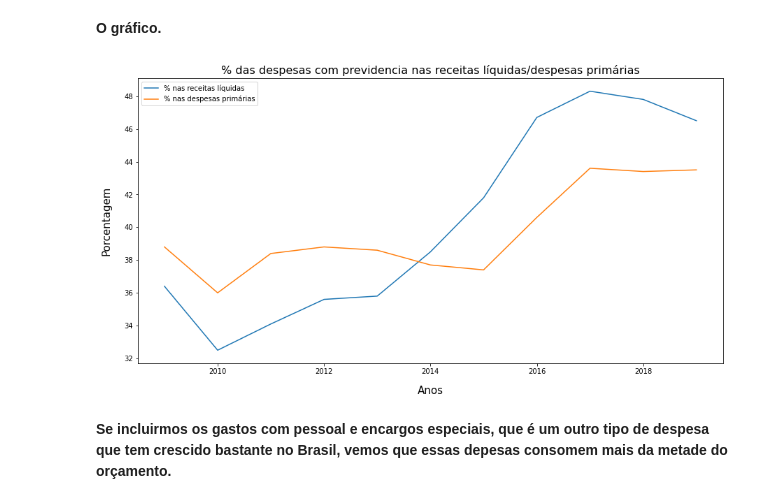
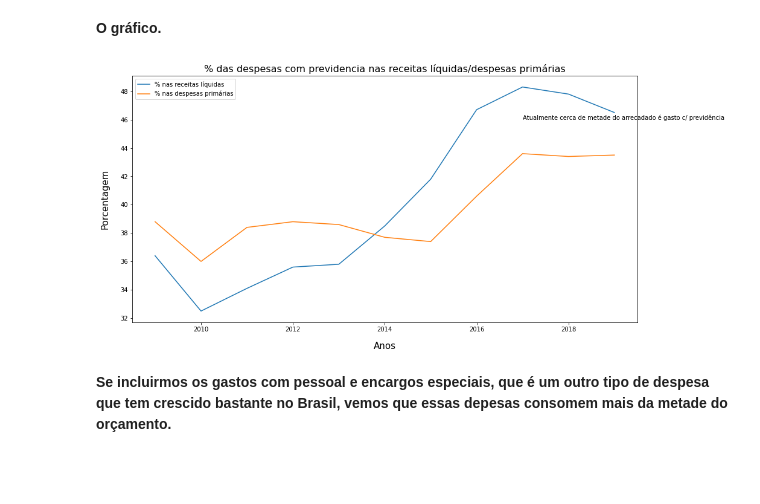
Before and after one commit to jp-data/breves-analises, a Jupyter notebook: Previdência_social_brasileira.ipynb, the cells around one changed output. Saved outputs shown, nothing was run; the diff lists cells and outputs as text; code cells hidden in the pictures; blank space fills up the shorter version.

```diff
--- a/Previdência_social_brasileira.ipynb
+++ b/Previdência_social_brasileira.ipynb
@@ -426,31 +434,31 @@ previdencia_em_porcentagem.na_despesa_primaria= previdencia_em_porcentagem.na_de
 # %%
 #determinação do eixo X: os anos de observação
 x= previdencia_em_porcentagem.ano[12:23]
 
                         #determinação dos eixos y's;
 #o primeiro recebe a despesa previdenciaria no montante da receita liquida, em porcentagem.
 y1= (previdencia_em_porcentagem.na_receita_liquida[12:23])*100
 
 #o segundo recebe a despesa previdenciaria no montante das despesas primárias, em porcentagem.
 y2= (previdencia_em_porcentagem.na_despesa_primaria[12:23])*100
 
                           #plotando o gráfico
 #escolhendo o tamnho do gráfico
 figura= plt.figure(figsize=(15,7.5))
 #plotando a primeira linha, com a trajetória dos dados a respeito da % das despesas previdenciarias no montante as receitas liquidas.
 figura= plt.plot(x, y1, label= '% nas receitas líquidas')
 #plotando a segunda linha, com a trajetória dos dados a respeito da % das despesas previdenciárias no montante das despesas primárias.
 figura= plt.plot(x, y2, label= '% nas despesas primárias')
 
 plt.xlabel('Anos', fontsize= 15, labelpad= 15)
 plt.ylabel('Porcentagem', fontsize= 15, labelpad= 18)
-
+plt.text( 2017,46,  "Atualmente cerca de metade do arrecadado é gasto c/ previdência", wrap= True)
 
 plt.title('% das despesas com previdencia nas receitas líquidas/despesas primárias', fontsize= 16)
 plt.legend()
 plt.show()
 # %% [output]
-[figure, old version]
+[figure, new version]
 # %% [markdown]
 **Se incluirmos os gastos com pessoal e encargos especiais, que é um outro tipo de despesa que tem crescido bastante no Brasil, vemos que essas depesas consomem mais da metade do orçamento.**
 # %%
```
Also changed, not shown: parts of 4 cells of this notebook.
